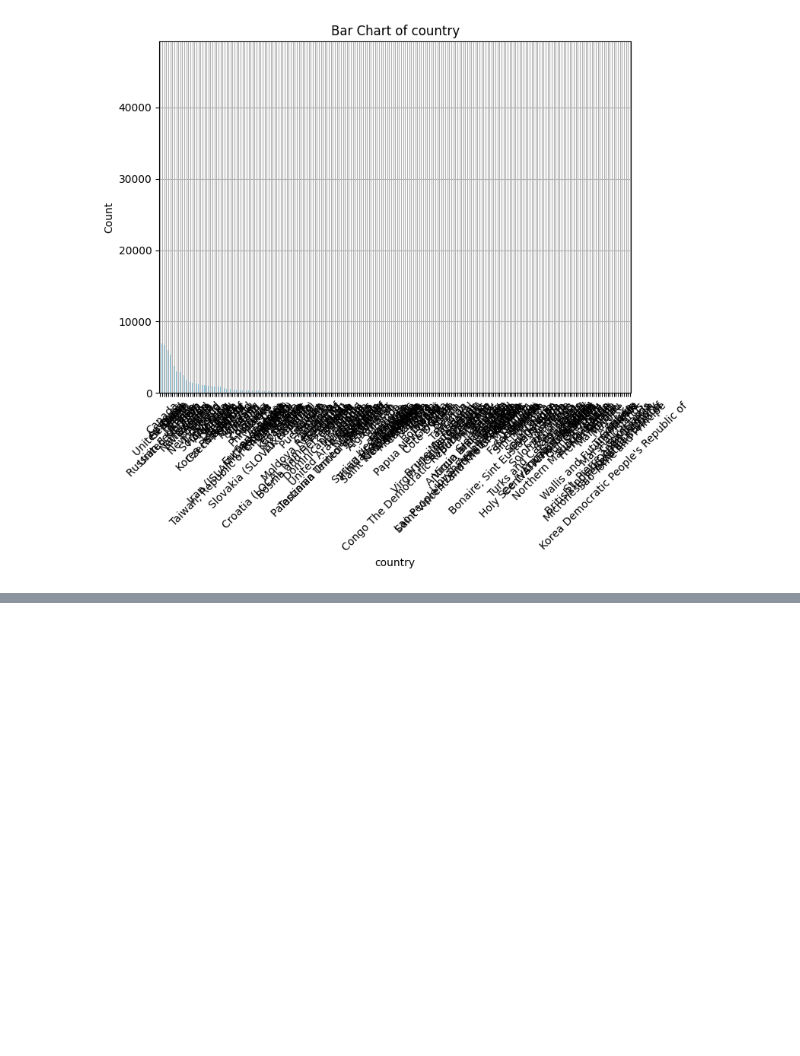
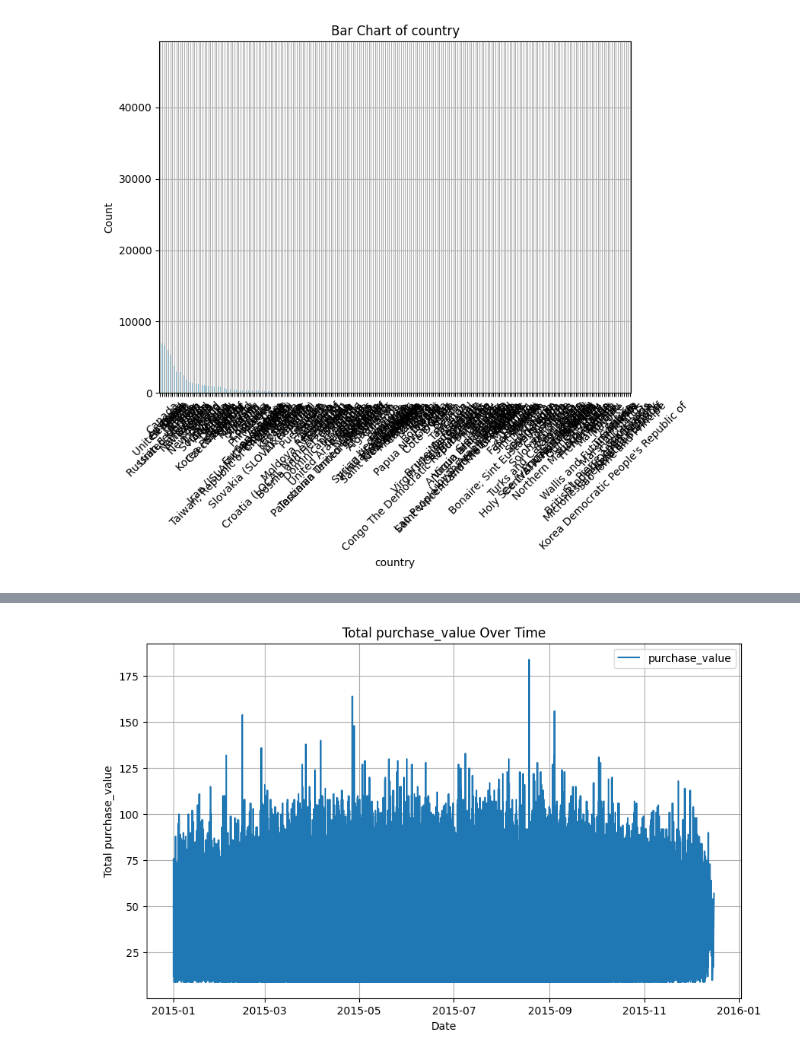
Before and after one commit to abrahamshimelis/fraud-detection, a Jupyter notebook: notebooks/data_analysis_and_preprocessing.ipynb, the cells around one changed output, grey strips where cells are left out. Cells and saved outputs as stored; diff of their text form; code cells hidden in the pictures; blank space fills up the shorter version.

```diff
--- a/notebooks/data_analysis_and_preprocessing.ipynb
+++ b/notebooks/data_analysis_and_preprocessing.ipynb
@@ -358,0 +382,4 @@ plot_bar_charts(df_ipaddress_cat)
+# %%
+plot_time_series(df_fraud, 'purchase_time', 'purchase_value')
+# %% [output]
+[figure, added]
```
Also changed, not shown: parts of 8 cells of this notebook, 2 other files.
